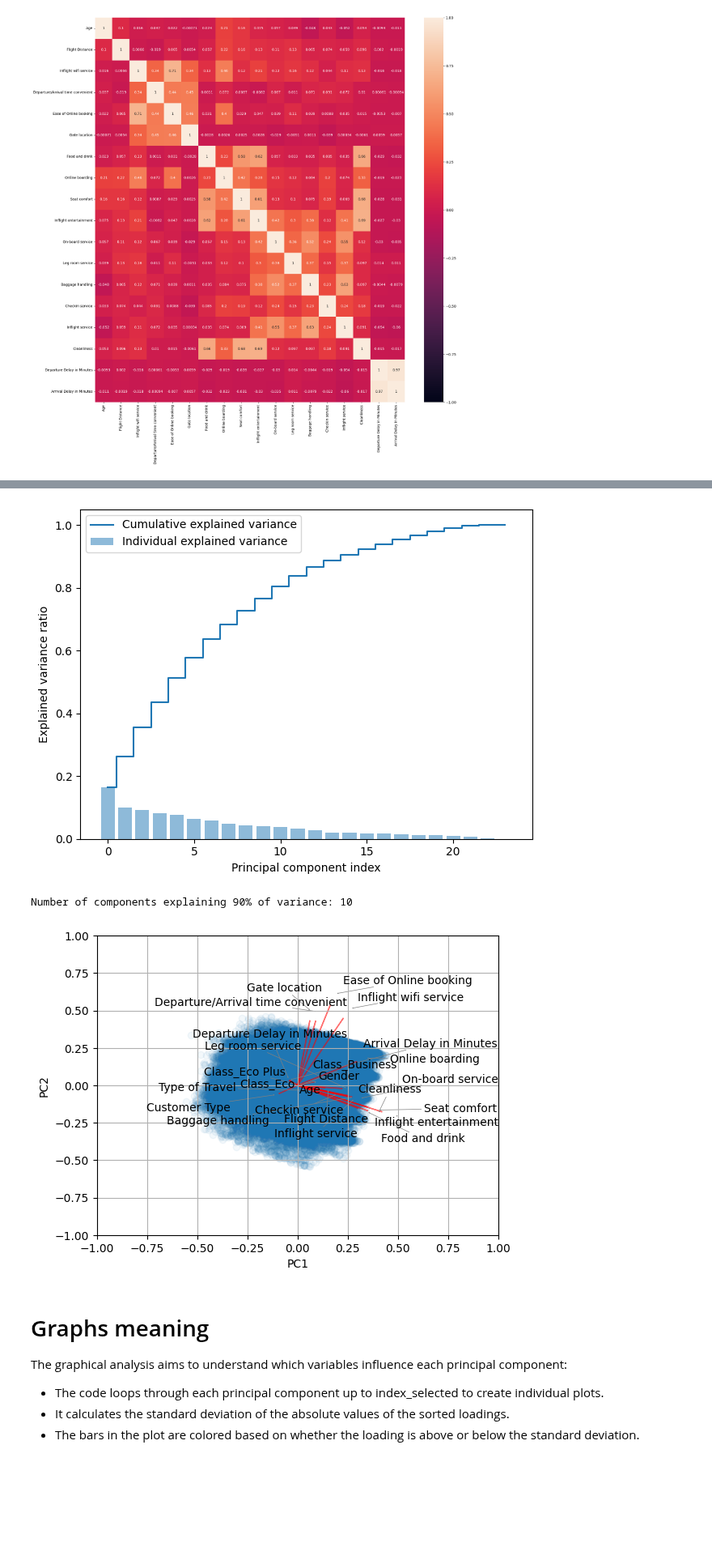
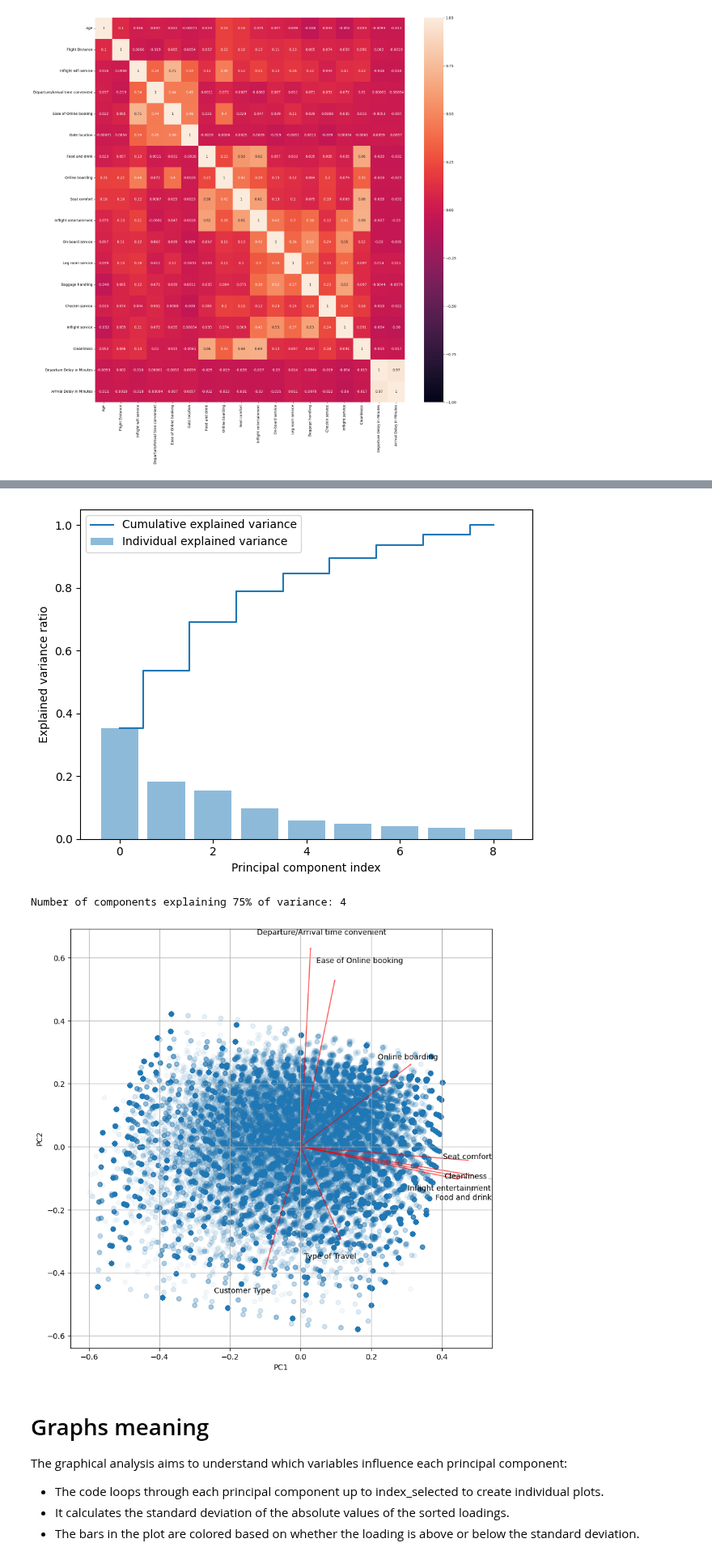
Before and after one commit to vincenzorrei/EDU-PCA, a Jupyter notebook: main.ipynb, the cells around one changed output, grey strips where cells are left out. Shown at 81% size. Cells and saved outputs as stored; diff of their text form; code cells hidden in the pictures; blank space fills up the shorter version.

```diff
--- a/main.ipynb
+++ b/main.ipynb
@@ -74,0 +95,19 @@ plt.show()
+# %%
+df = df[['Cleanliness',
+             'Food and drink',
+             'Seat comfort',
+             'Online boarding',
+             'Inflight entertainment',
+             'Ease of Online booking',
+             'Departure/Arrival time convenient',
+             # 'Gate location',
+             # 'Inflight wifi service',
+             # 'On-board service',
+             # 'Class',
+             # 'Gender',
+             'Customer Type',
+
+             'Type of Travel',
+             'satisfaction',
+             ]]
+df
@@ -125,45 +188,46 @@ plt.legend(loc='best')
 plt.tight_layout()
 plt.show()
 # %% [output]
-[figure, old version]
+[figure, new version]
 # %%
 # Find index where cumulative explained variance is greater than 0.9
 desidered_explained_variance = 0.75
 index_selected = next(x[0] for x in enumerate(cum_sum_eigenvalues) if x[1] > desidered_explained_variance) + 1
 print(f'Number of components explaining 75% of variance: {index_selected}')
 # %% [output]
-Number of components explaining 90% of variance: 10
+Number of components explaining 75% of variance: 4
 # %%
 from adjustText import adjust_text
 
 def myplot(score, coeff, labels=None):
     xs = score[:, 0]
     ys = score[:, 1]
     n = coeff.shape[0]
     scalex = 1.0 / (xs.max() - xs.min())
     scaley = 1.0 / (ys.max() - ys.min())
+    plt.figure(figsize=(10, 10))
     plt.scatter(xs * scalex, ys * scaley, alpha=0.05)
 
     texts = []
     for i in range(n):
         plt.arrow(0, 0, coeff[i, 0], coeff[i, 1], color='r', alpha=0.5)
         text = plt.text(coeff[i, 0] * 1.15, coeff[i, 1] * 1.15, labels[i], color='black', ha='center', va='center')
         texts.append(text)
 
-    plt.xlim(-1, 1)
-    plt.ylim(-1, 1)
+    # plt.xlim(-1, 1)
+    # plt.ylim(-1, 1)
     plt.xlabel("PC{}".format(1))
     plt.ylabel("PC{}".format(2))
     plt.grid()
 
     adjust_text(texts, only_move={'points':'y', 'texts':'y'}, arrowprops=dict(arrowstyle='->', color='gray', lw=0.5))
 
 
 #Call the function. Use only the 2 PCs.
 myplot(x_new[:,0:2],np.transpose(pca.components_[0:2, :]), x_new_cols)
 plt.show()
 # %% [output]
-[figure, old version]
+[figure, new version]
 # %% [markdown]
 # Graphs meaning
  The graphical analysis aims to understand which variables influence each principal component:
```
Also changed, not shown: parts of 13 cells of this notebook, 4 other files.
